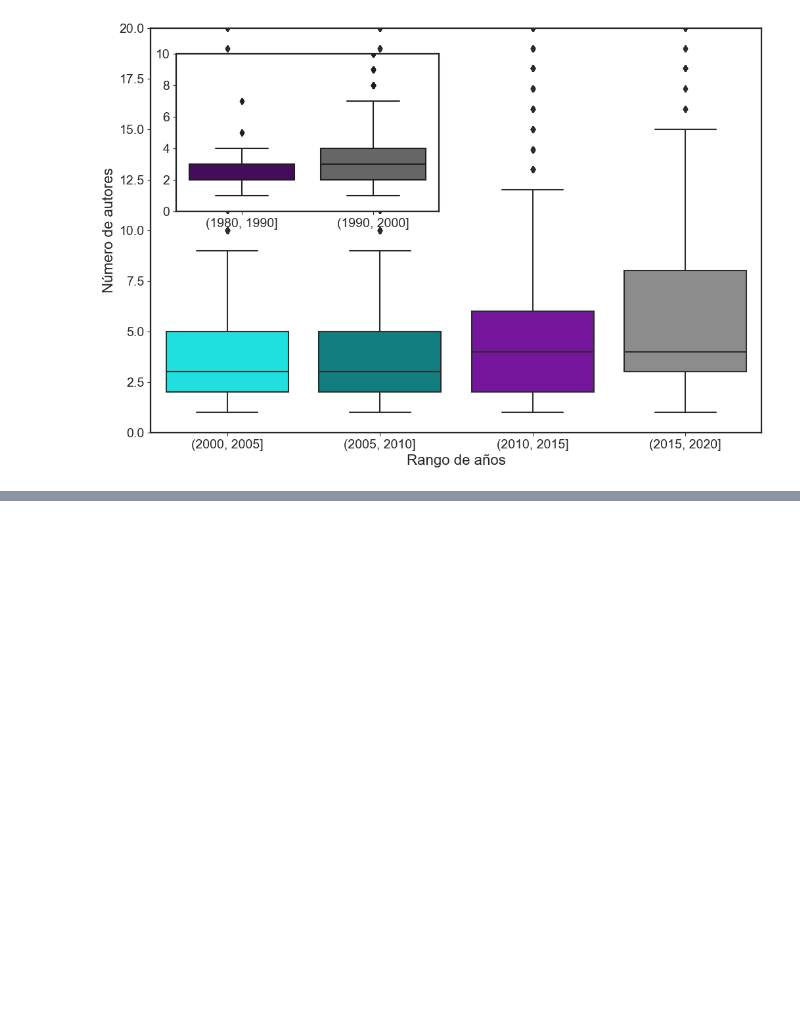
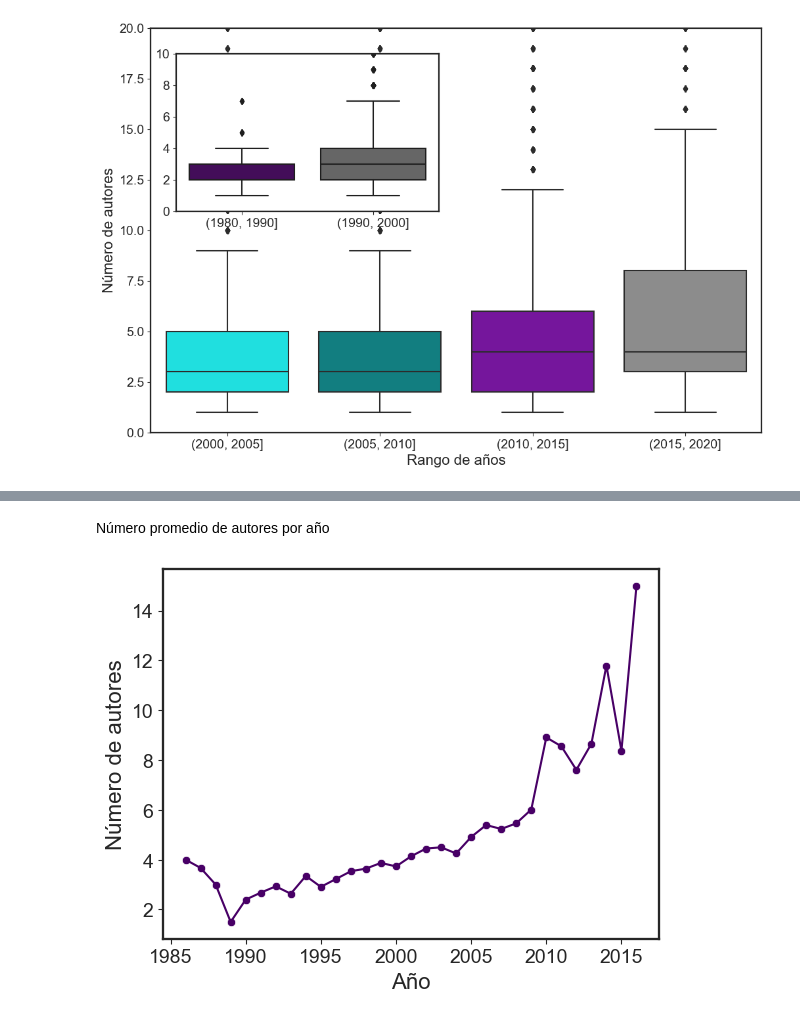
Before and after one commit to nigomezcr/ProyectoBibliometrico, a Jupyter notebook: AnalysisBibliometrico.ipynb, the cells around one changed output, grey strips where cells are left out. Drawn from its saved outputs; the diff is of its cells as text; code cells hidden in the pictures; blank space fills up the shorter version.

```diff
--- a/AnalysisBibliometrico.ipynb
+++ b/AnalysisBibliometrico.ipynb
@@ -494,0 +510,20 @@ See the caveats in the documentation: https://pandas.pydata.org/pandas-docs/stab
+# %% [markdown]
+Número promedio de autores por año
+# %%
+AverageAuthorNumber = datos.groupby('Year')['Number of Authors'].mean()
+YearSpan = sorted(datos['Year'].unique())
+
+#sns.scatterplot(y=datos['Number of Authors'], x=datos['Year'], color=BackColor1, label='Todos')
+
+sns.lineplot(y=AverageAuthorNumber, x=YearSpan, color=BackColor2)
+sns.scatterplot(y=AverageAuthorNumber, x=YearSpan, color=BackColor2)
+
+plt.xlabel('Año')
+plt.ylabel('Número de autores')
+
+
+plt.savefig('Figures/DatosAverage.svg')
+plt.savefig('Figures/DatosAverage.pdf')
+plt.show()
+# %% [output]
+[figure, added]
```
Also changed, not shown: parts of 5 cells of this notebook, 10 other files.
